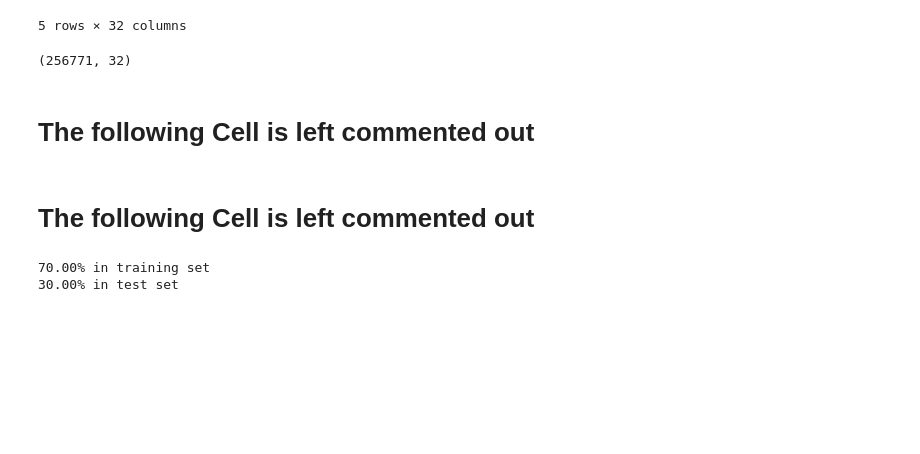
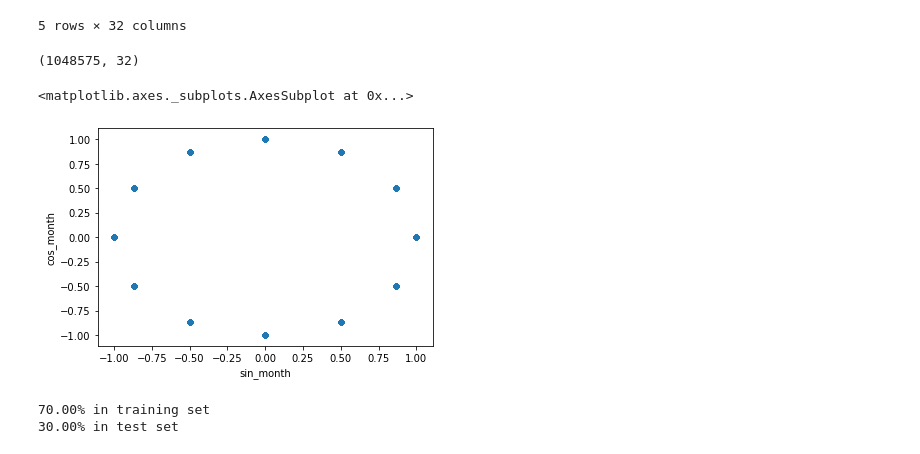
Before and after one commit to divyatv/MachineLearning_ChicagoCrime, a Jupyter notebook: NaiveBayes_Model_RK.ipynb, the cells around one changed output. Saved outputs shown, nothing was run; the diff lists cells and outputs as text; code cells hidden in the pictures; blank space fills up the shorter version.

```diff
--- a/NaiveBayes_Model_RK.ipynb
+++ b/NaiveBayes_Model_RK.ipynb
@@ -102,18 +103,16 @@ crime_data_df.shape
 # %%
 #Define a new column "Month" because we also want to include month of the year and convert it to "numeric"
 
-crime_data_df["Month"] = crime_data_df["Date"].str.extract('(^\d\d)')
+crime_data_df['Month'] = pd.DatetimeIndex(crime_data_df['Date']).month
 
-crime_data_df[['Month']] = crime_data_df[['Month']].apply(pd.to_numeric)
+#Remove data with blanks for the columns of interest
 
 crime_data_df.dropna(subset=['IUCR'])
 crime_data_df.dropna(subset=['CommunityArea'])
 crime_data_df.dropna(subset=['PoliceBeats'])
+crime_data_df.dropna(subset=['hourofday'])
 crime_data_df.dropna(subset=['Month'])
 crime_data_df.dropna(subset=['Arrest'])
-
-crime_data_df = crime_data_df.dropna(how = 'any')
-
 
 #Display the top five rows/records of the dataframe
 
@@ -156,12 +155,11 @@ crime_data_df.head()
 
 crime_data_df.shape
 # %% [output]
-(256771, 32)
+(1048575, 32)
-# %% [markdown]
-# The following Cell is left commented out
 # %%
-#Plot the sin-cosine scatter plot
+#Plot the sin_month-cos_month scatter plot
 
-#crime_data_df.sample(1000).plot.scatter('sin_month','cos_month')
+crime_data_df.sample(1000).plot.scatter('sin_month','cos_month')
+# %% [output]
+<matplotlib.axes._subplots.AxesSubplot at 0x...>
+[figure, added]
-# %% [markdown]
-# The following Cell is left commented out
```
Also changed, not shown: parts of 8 cells of this notebook.
